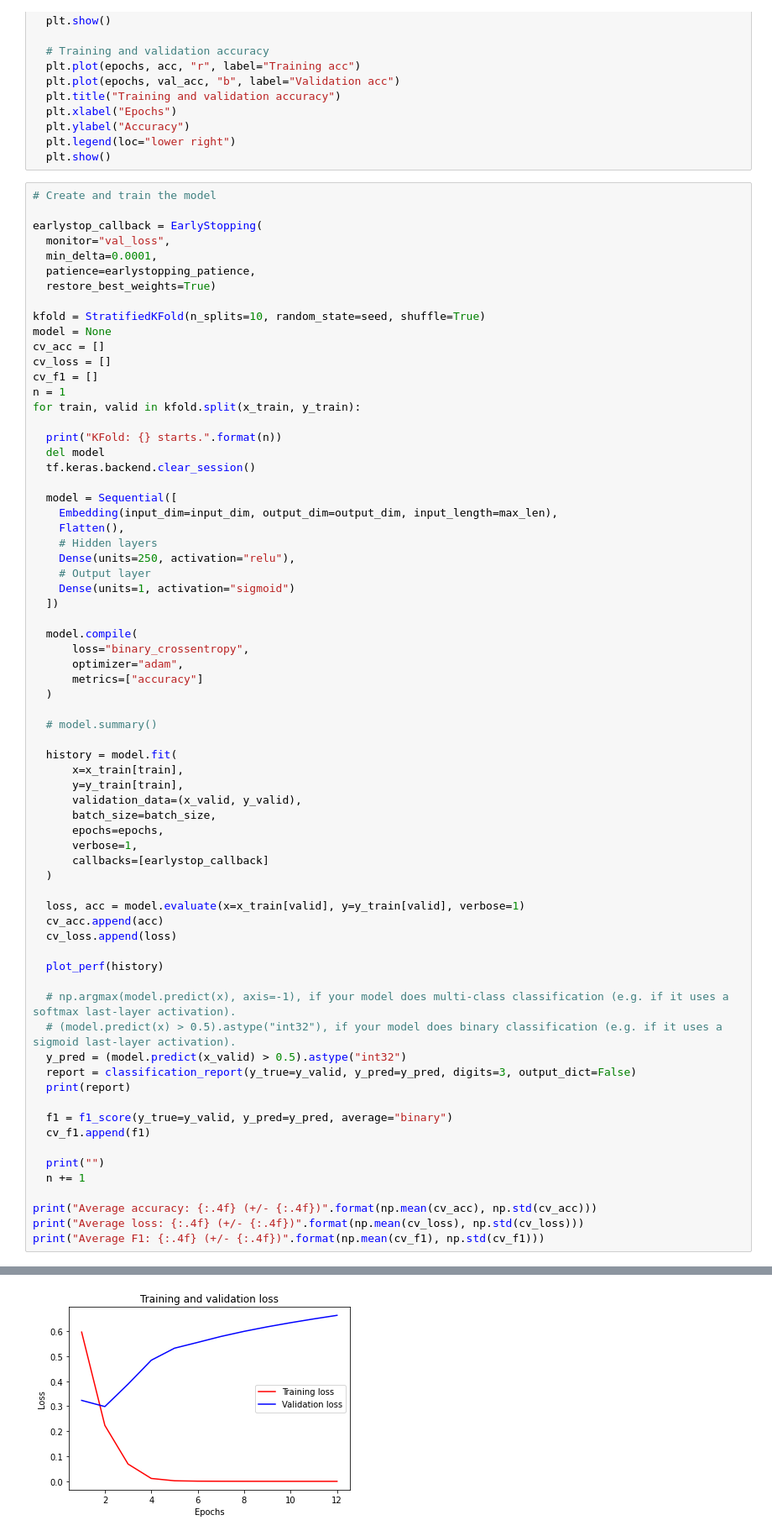
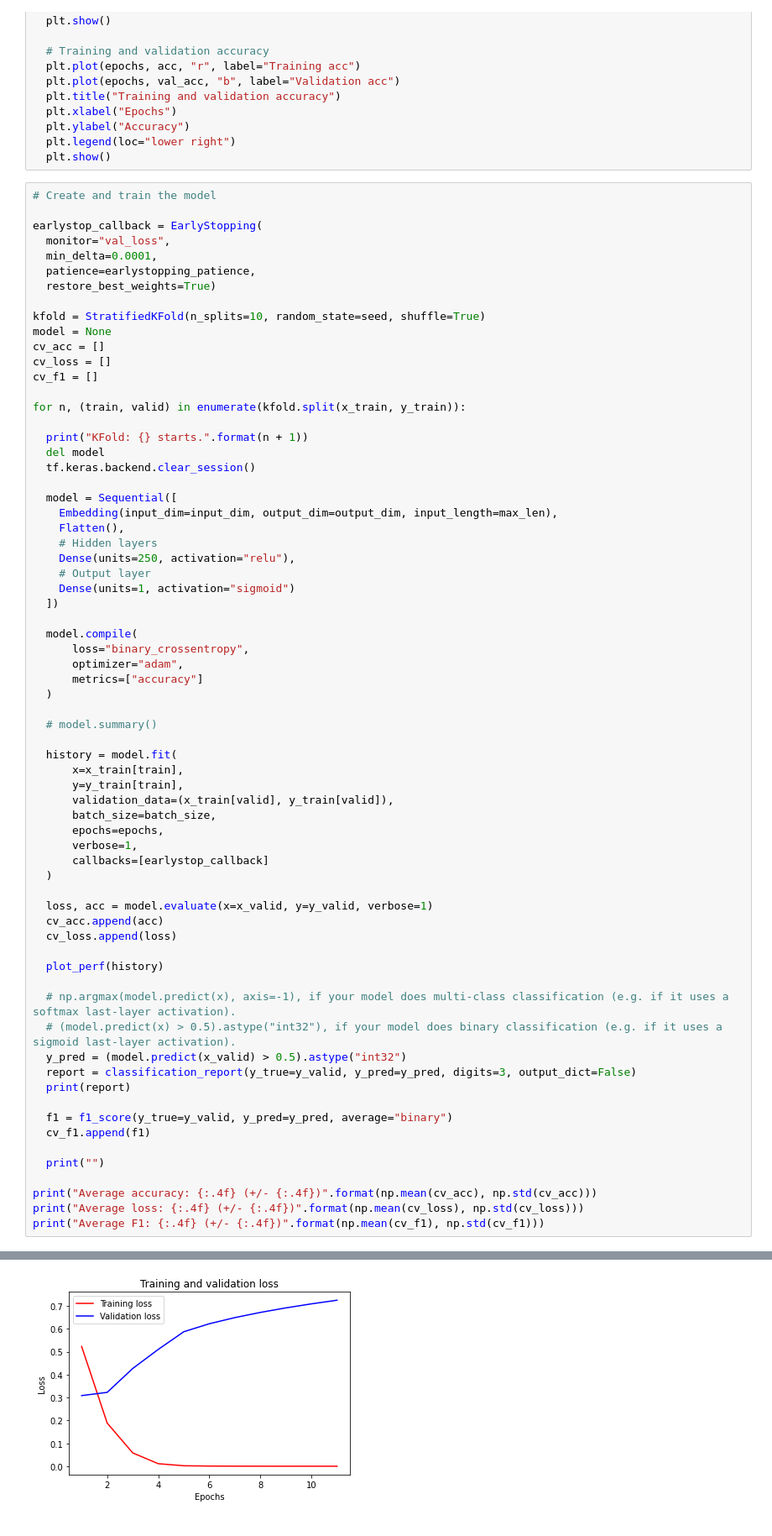
Before and after one commit to Jefffish09/MachineLearning, a Jupyter notebook: Classification/binary/mlp_binary_tf2.ipynb, the cells around one changed output, grey strips where cells are left out. Shown at 84% size. Saved outputs shown, nothing was run; the diff lists cells and outputs as text.

```diff
--- a/Classification/binary/mlp_binary_tf2.ipynb
+++ b/Classification/binary/mlp_binary_tf2.ipynb
@@ -85,10 +85,10 @@ model = None
 cv_acc = []
 cv_loss = []
 cv_f1 = []
-n = 1
-for train, valid in kfold.split(x_train, y_train):
 
-  print("KFold: {} starts.".format(n))
+for n, (train, valid) in enumerate(kfold.split(x_train, y_train)):
+
+  print("KFold: {} starts.".format(n + 1))
   del model
   tf.keras.backend.clear_session()
 
@@ -112,14 +112,14 @@ for train, valid in kfold.split(x_train, y_train):
   history = model.fit(
       x=x_train[train],
       y=y_train[train],
-      validation_data=(x_valid, y_valid),
+      validation_data=(x_train[valid], y_train[valid]),
       batch_size=batch_size,
       epochs=epochs,
       verbose=1,
       callbacks=[earlystop_callback]
   )
 
-  loss, acc = model.evaluate(x=x_train[valid], y=y_train[valid], verbose=1)
+  loss, acc = model.evaluate(x=x_valid, y=y_valid, verbose=1)
   cv_acc.append(acc)
   cv_loss.append(loss)
 
@@ -135,7 +135,6 @@ for train, valid in kfold.split(x_train, y_train):
   cv_f1.append(f1)
 
   print("")
-  n += 1
 
 print("Average accuracy: {:.4f} (+/- {:.4f})".format(np.mean(cv_acc), np.std(cv_acc)))
 print("Average loss: {:.4f} (+/- {:.4f})".format(np.mean(cv_loss), np.std(cv_loss)))
@@ -180 +179 @@ Epoch 12/100
-[figure, old version]
+[figure, new version]
```
Also changed, not shown: parts of 1 cell of this notebook.
